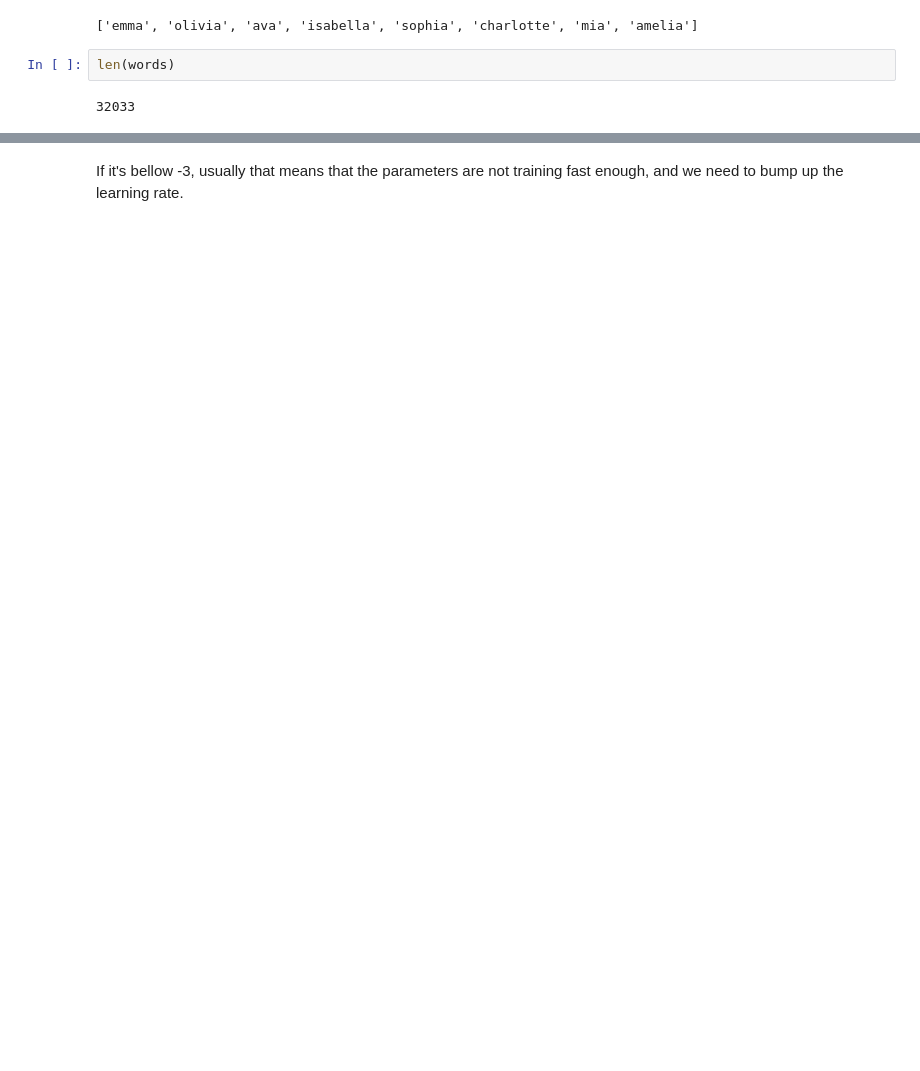
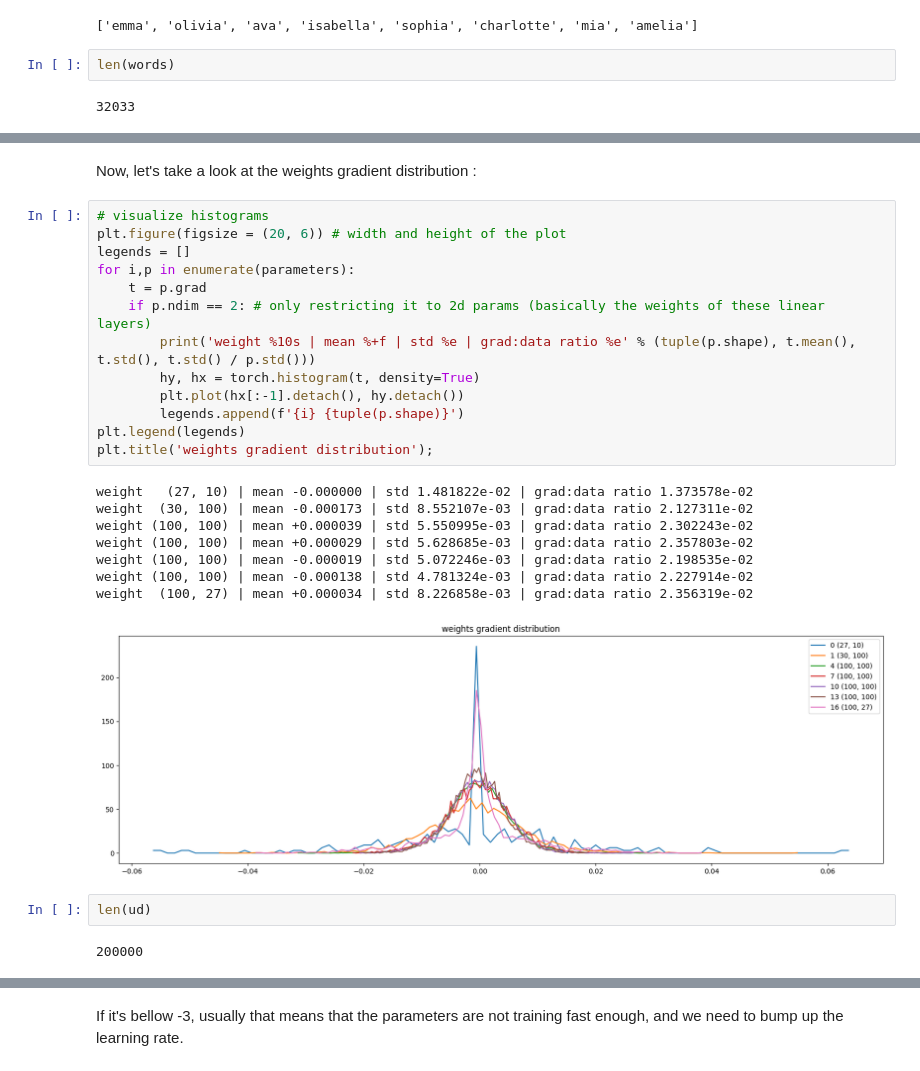
Before and after one commit to Dahamey/Makemore, a Jupyter notebook: PART 3 - Building makemore - Activations & Gradients, BatchNorm.ipynb, the cells around one changed output, grey strips where cells are left out. Drawn from its saved outputs; the diff is of its cells as text; blank space fills up the shorter version.

```diff
--- a/PART 3 - Building makemore - Activations & Gradients, BatchNorm.ipynb
+++ b/PART 3 - Building makemore - Activations & Gradients, BatchNorm.ipynb
@@ -432,0 +575,28 @@ plt.legend(legends);
+# %% [markdown]
+Now, let's take a look at the weights gradient distribution :
+# %%
+# visualize histograms
+plt.figure(figsize = (20, 6)) # width and height of the plot
+legends = []
+for i,p in enumerate(parameters):
+    t = p.grad
+    if p.ndim == 2: # only restricting it to 2d params (basically the weights of these linear layers)
+        print('weight %10s | mean %+f | std %e | grad:data ratio %e' % (tuple(p.shape), t.mean(), t.std(), t.std() / p.std()))
+        hy, hx = torch.histogram(t, density=True)
+        plt.plot(hx[:-1].detach(), hy.detach())
+        legends.append(f'{i} {tuple(p.shape)}')
+plt.legend(legends)
+plt.title('weights gradient distribution');
+# %% [output]
+weight   (27, 10) | mean -0.000000 | std 1.481822e-02 | grad:data ratio 1.373578e-02
+weight  (30, 100) | mean -0.000173 | std 8.552107e-03 | grad:data ratio 2.127311e-02
+weight (100, 100) | mean +0.000039 | std 5.550995e-03 | grad:data ratio 2.302243e-02
+weight (100, 100) | mean +0.000029 | std 5.628685e-03 | grad:data ratio 2.357803e-02
+weight (100, 100) | mean -0.000019 | std 5.072246e-03 | grad:data ratio 2.198535e-02
+weight (100, 100) | mean -0.000138 | std 4.781324e-03 | grad:data ratio 2.227914e-02
+weight  (100, 27) | mean +0.000034 | std 8.226858e-03 | grad:data ratio 2.356319e-02
+[figure, added]
+# %%
+len(ud)
+# %% [output]
+200000
```
Also changed, not shown: parts of 57 cells of this notebook, 4 other files.
